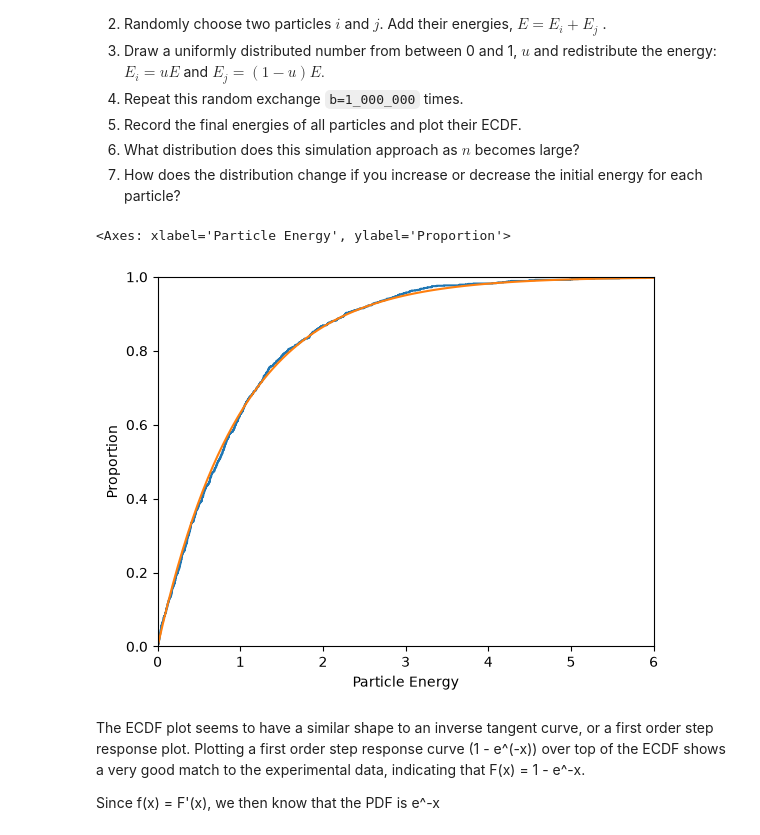
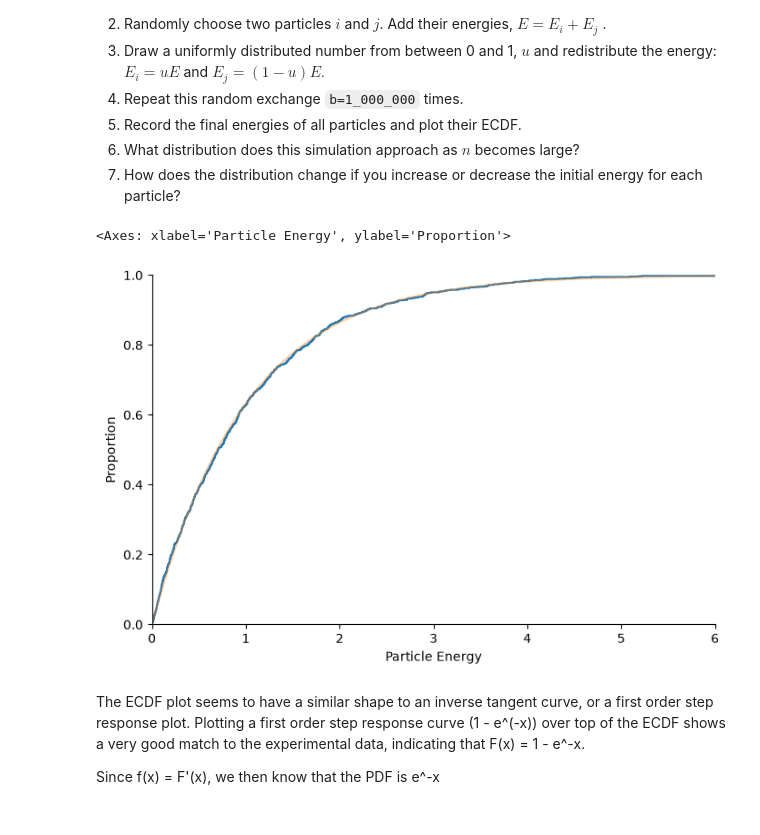
Before and after one commit to sjh-6161/DS-5030-Labs, a Jupyter notebook: Lab 4/lab4.ipynb, the cells around one changed output. Saved outputs shown, nothing was run; the diff lists cells and outputs as text; code cells hidden in the pictures.

```diff
--- a/Lab 4/lab4.ipynb
+++ b/Lab 4/lab4.ipynb
@@ -39,0 +53,6 @@ The curve follows a normal distribution's CDF, having the classic S-shape and is
+# %%
+rng = np.random.default_rng(20260717)
+
+plt.rcParams["figure.figsize"] = (8, 5)
+plt.rcParams["axes.spines.top"] = False
+plt.rcParams["axes.spines.right"] = False
@@ -72,0 +211,19 @@ plt.show()
+# %%
+K = 1
+n = 5000
+values = []
+
+for _ in range(n):
+    draws = np.random.rand(K)
+    draws = np.sort(draws)
+    value = draws[-1]
+    values.append(value)
+
+ecdf = ECDF(values)
+
+plt.plot(ecdf.x, ecdf.y, label='Simulated ECDF')
+plt.xlabel('Value')
+plt.ylabel('Cumulative Probability')
+plt.title('ECDF of Max Rank (K=1)')
+plt.grid(True)
+plt.show()
@@ -92,30 +251,30 @@ particles = np.zeros(n) + 1
 # %%
 for _ in range(b):
     i = random.randint(0, n - 1)
     j = random.randint(0, n - 1)
 
     # Just make sure that i =/= j
     while i == j:
         j = random.randint(0, n - 1)
 
     E = particles[i] + particles[j]
 
     u = random.random()
 
     particles[i] = u * E
     particles[j] = (1 - u) * E
 
 sns.ecdfplot(data=particles)
 plt.xlabel('Particle Energy')
 plt.xlim((0, 6))
 
 # First order step response
 x = np.linspace(0, 6, num=100)
 y = 1 - np.exp(-x)
-sns.lineplot(x=x, y=y)
+sns.lineplot(x=x, y=y, alpha=0.4)
 # %% [output]
 <Axes: xlabel='Particle Energy', ylabel='Proportion'>
-[figure, old version]
+[figure, new version]
 # %% [markdown]
 The ECDF plot seems to have a similar shape to an inverse tangent curve, or a first order step response plot. Plotting a first order step response curve (1 - e^(-x)) over top of the ECDF shows a very good match to the experimental data, indicating that F(x) = 1 - e^-x.
 
```
Also changed, not shown: parts of 19 cells of this notebook.
